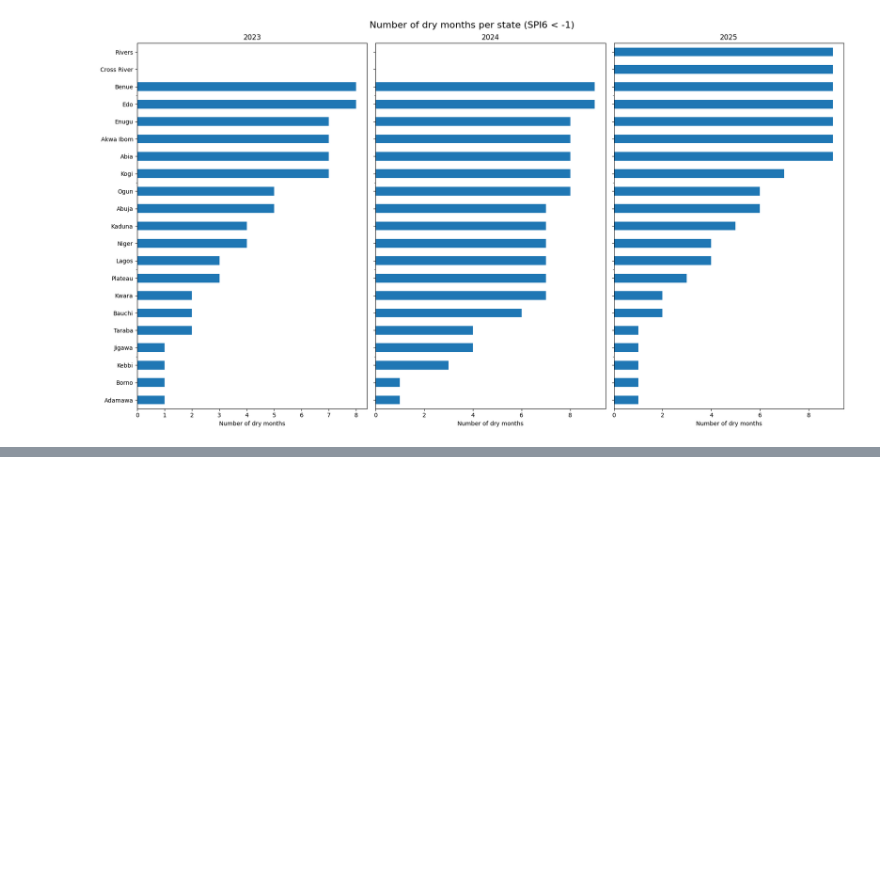
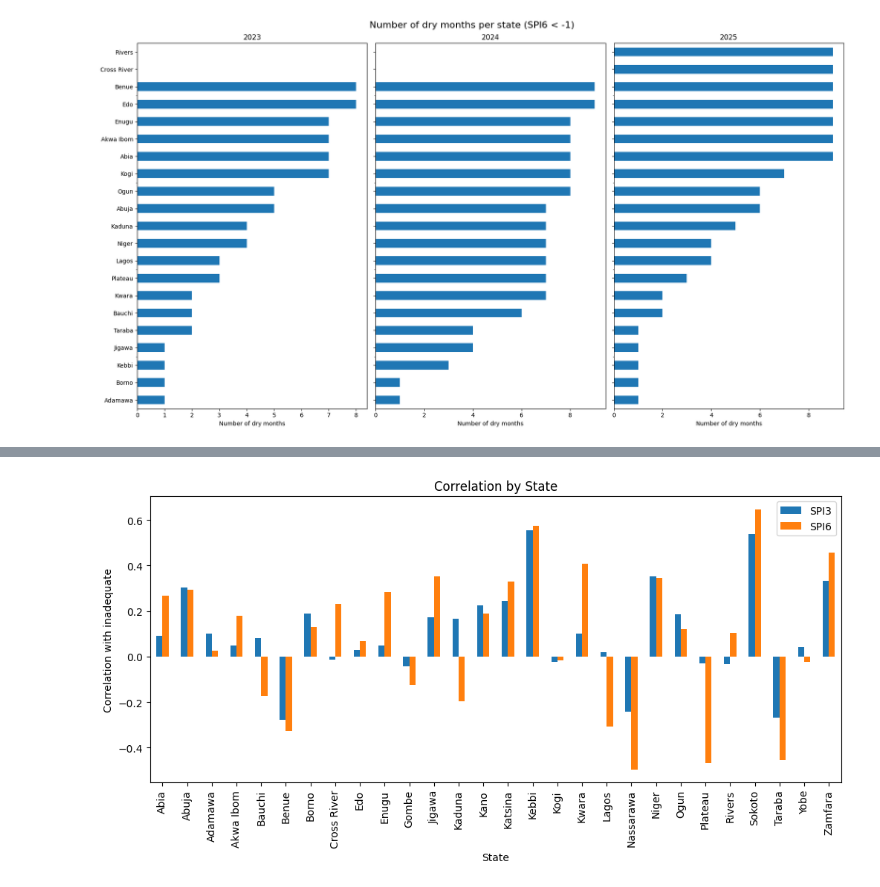
Before and after one commit to tnourlyn/Projet-de-Statapp---WFP-, a Jupyter notebook: SPI_treatement.ipynb, the cells around one changed output, grey strips where cells are left out. Saved outputs shown, nothing was run; the diff lists cells and outputs as text; code cells hidden in the pictures; blank space fills up the shorter version.

```diff
--- a/SPI_treatement.ipynb
+++ b/SPI_treatement.ipynb
@@ -641,0 +599,20 @@ plt.show()
+# %%
+corr_state_spi3 = data_merge.groupby("State").apply(
+    lambda x: x["inadequate"].corr(x["SPI_Cum3"])
+)
+
+corr_state_spi6 = data_merge.groupby("State").apply(
+    lambda x: x["inadequate"].corr(x["SPI_Cum6"])
+)
+# %%
+corr_df = pd.DataFrame({
+    "SPI3": corr_state_spi3,
+    "SPI6": corr_state_spi6
+})
+
+corr_df.plot(kind="bar", figsize=(12,5))
+plt.title("Correlation by State")
+plt.ylabel("Correlation with inadequate")
+plt.show()
+# %% [output]
+[figure, added]
```
Also changed, not shown: parts of 21 cells of this notebook.
